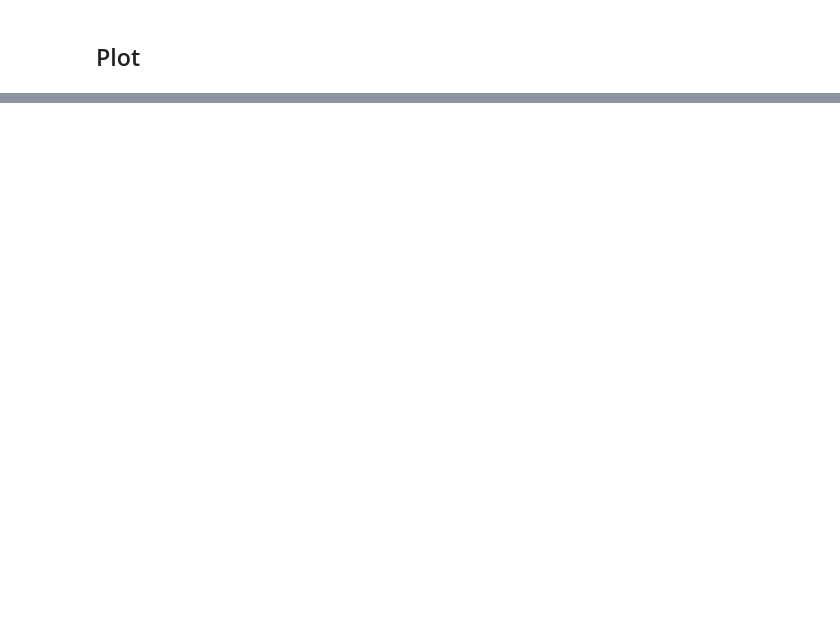
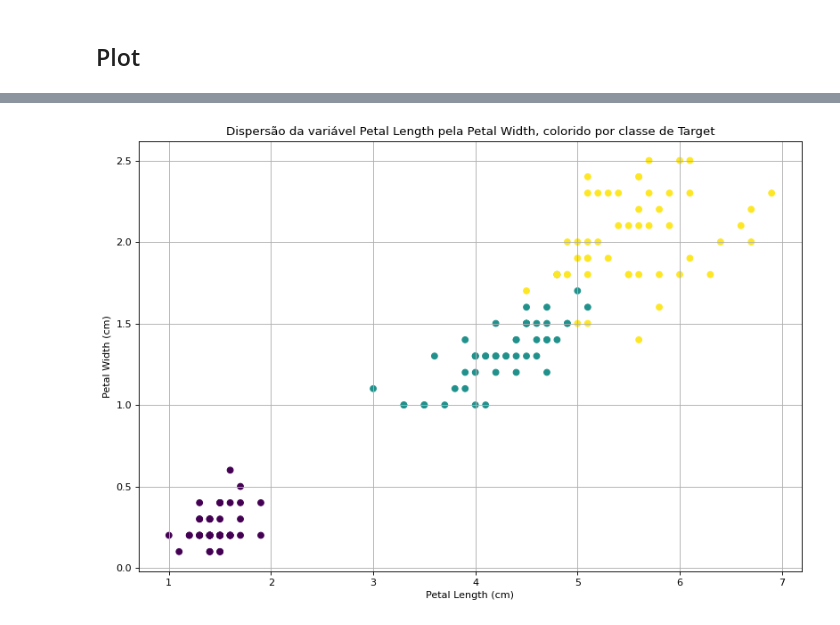
Before and after one commit to jllcen2011/Python_Fundamentos_para_Analise_de_Dados, a Jupyter notebook: 03 - MiniProjetoCap09/DSA-Python-Cap09-Exercicio.ipynb, the cells around one changed output, grey strips where cells are left out. Drawn from its saved outputs; the diff is of its cells as text; code cells hidden in the pictures; blank space fills up the shorter version.

```diff
--- a/03 - MiniProjetoCap09/DSA-Python-Cap09-Exercicio.ipynb
+++ b/03 - MiniProjetoCap09/DSA-Python-Cap09-Exercicio.ipynb
@@ -151 +219,12 @@ features_mean
+# %%
+# Crie um Scatter Plot de 2 Features (atributos)
+plt.figure(figsize=(12, 8), dpi=80)
+plt.scatter(df["petal length (cm)"], df["petal width (cm)"], c=df["target_values"])
+plt.grid(True)
+plt.title("Dispersão da variável Petal Length pela Petal Width, colorido por classe de Target")
+plt.xlabel("Petal Length (cm)")
+plt.ylabel("Petal Width (cm)")
+plt.show()
+# %% [output]
+[figure, added]
 # %%
```
Also changed, not shown: parts of 16 cells of this notebook.
